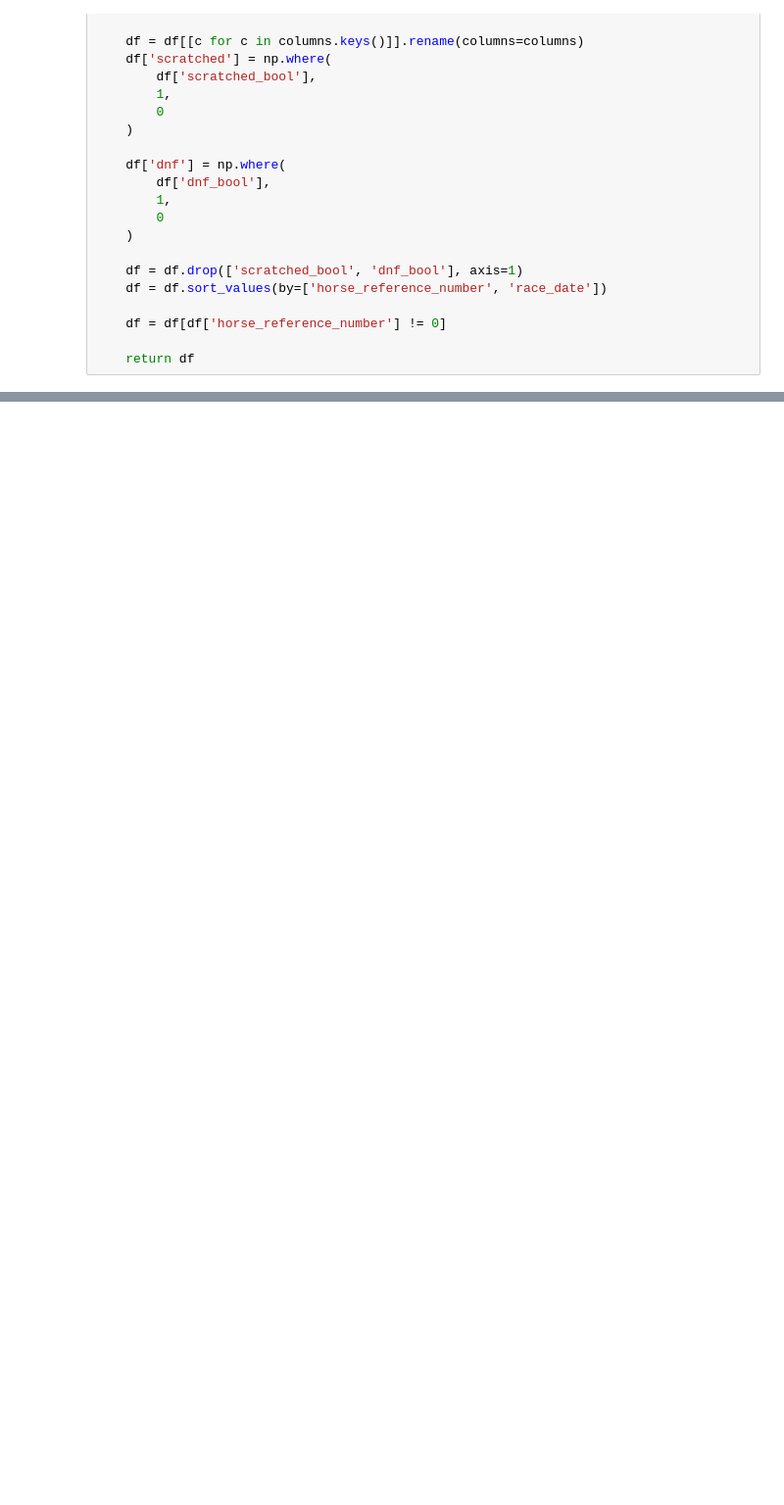
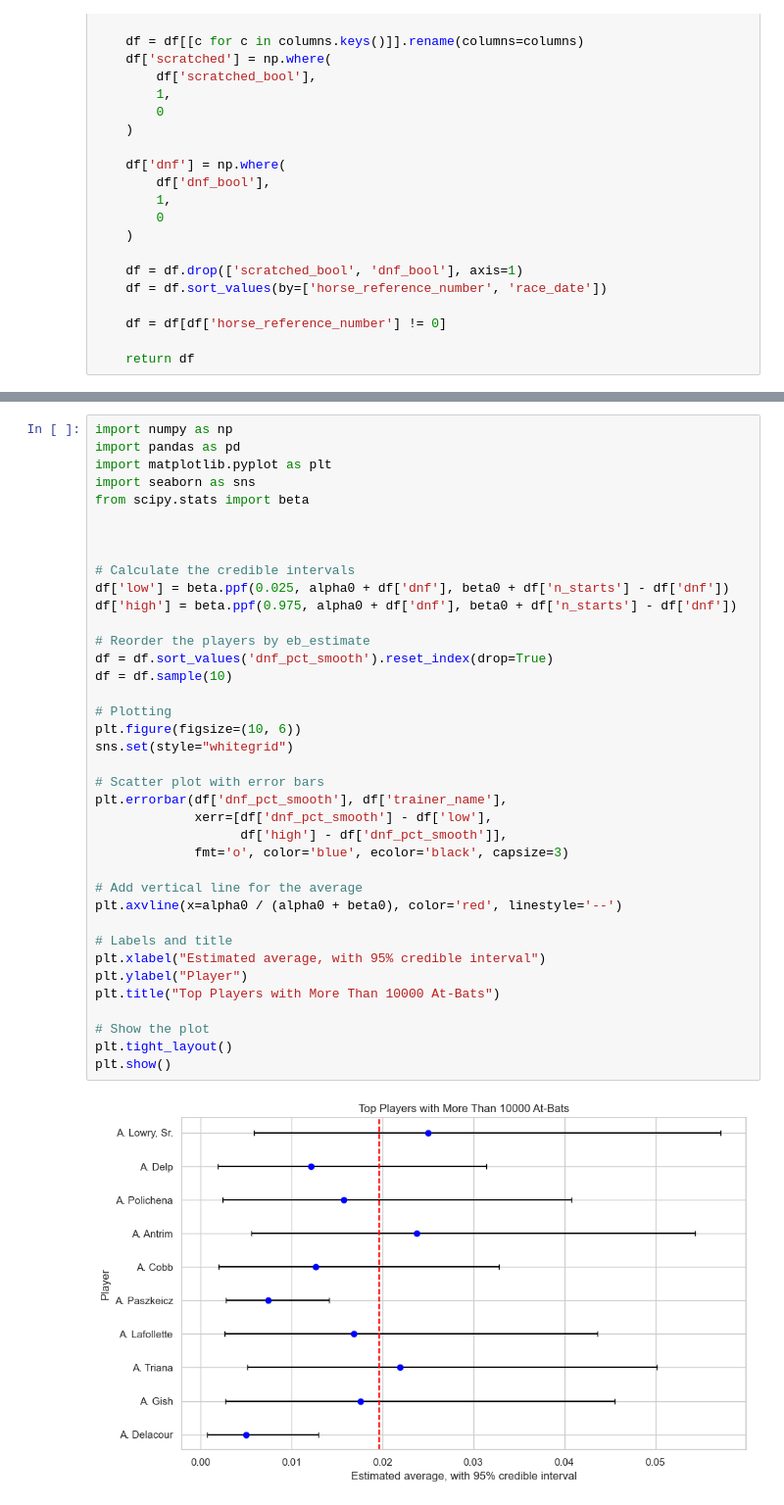
Before and after one commit to jhull40/hisa-trainer-injury, a Jupyter notebook: src/testing.ipynb, the cells around one changed output, grey strips where cells are left out. Shown at 98% size. Cells and saved outputs as stored; diff of their text form; blank space fills up the shorter version.

```diff
--- a/src/testing.ipynb
+++ b/src/testing.ipynb
@@ -248,0 +625,40 @@ for an expected model,
+# %%
+import numpy as np
+import pandas as pd
+import matplotlib.pyplot as plt
+import seaborn as sns
+from scipy.stats import beta
+
+
+
+# Calculate the credible intervals
+df['low'] = beta.ppf(0.025, alpha0 + df['dnf'], beta0 + df['n_starts'] - df['dnf'])
+df['high'] = beta.ppf(0.975, alpha0 + df['dnf'], beta0 + df['n_starts'] - df['dnf'])
+
+# Reorder the players by eb_estimate
+df = df.sort_values('dnf_pct_smooth').reset_index(drop=True)
+df = df.sample(10)
+
+# Plotting
+plt.figure(figsize=(10, 6))
+sns.set(style="whitegrid")
+
+# Scatter plot with error bars
+plt.errorbar(df['dnf_pct_smooth'], df['trainer_name'],
+             xerr=[df['dnf_pct_smooth'] - df['low'],
+                   df['high'] - df['dnf_pct_smooth']],
+             fmt='o', color='blue', ecolor='black', capsize=3)
+
+# Add vertical line for the average
+plt.axvline(x=alpha0 / (alpha0 + beta0), color='red', linestyle='--')
+
+# Labels and title
+plt.xlabel("Estimated average, with 95% credible interval")
+plt.ylabel("Player")
+plt.title("Top Players with More Than 10000 At-Bats")
+
+# Show the plot
+plt.tight_layout()
+plt.show()
+# %% [output]
+[figure, added]
```
Also changed, not shown: parts of 73 cells of this notebook, 1 other file.
